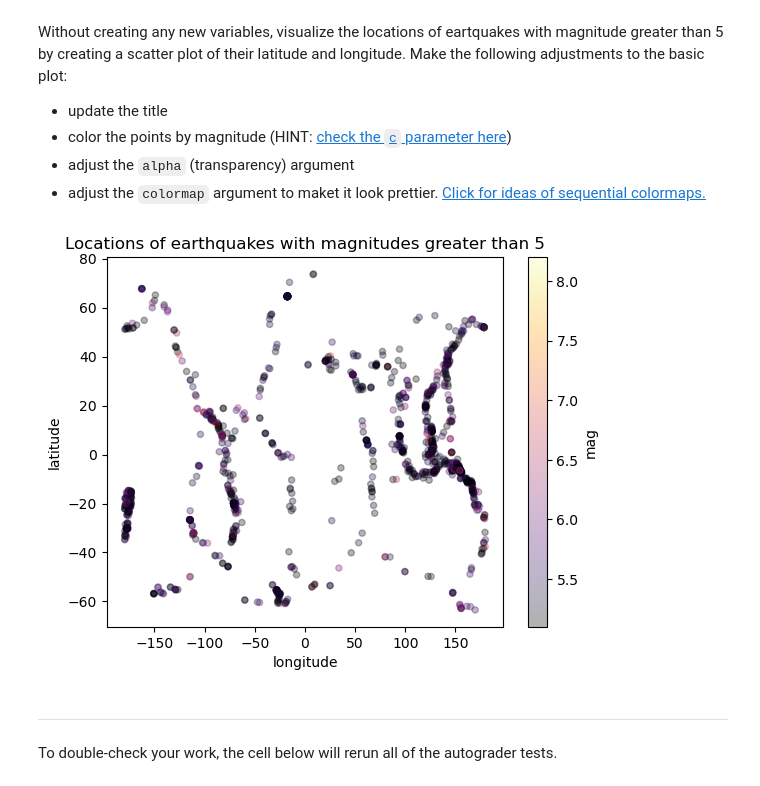
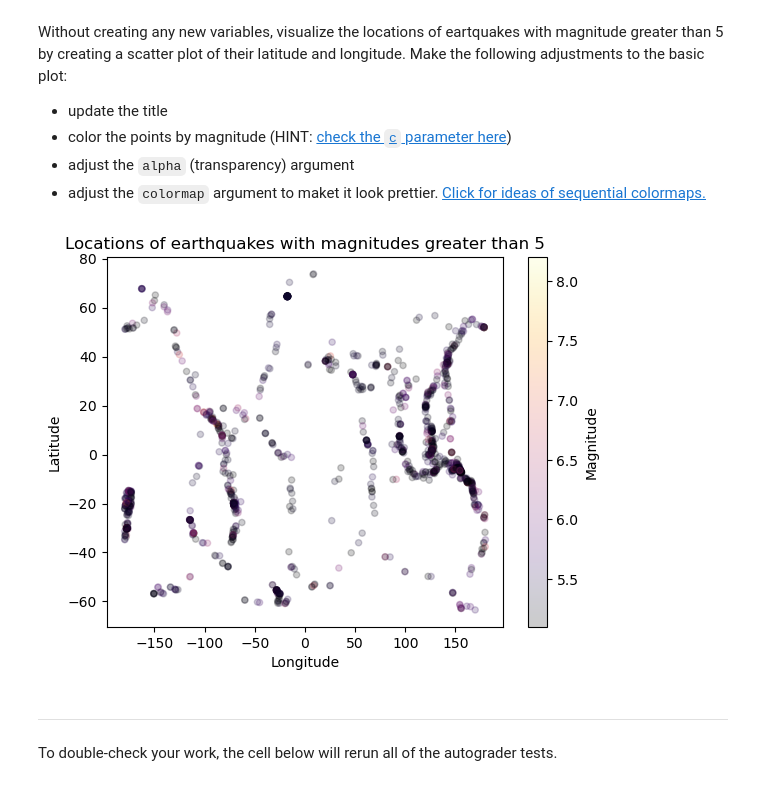
Before and after one commit to gingersknapp/eds220-hwk1, a Jupyter notebook: task3/hwk1-task3-earthquakes.ipynb, the cells around one changed output. Drawn from its saved outputs; the diff is of its cells as text; code cells hidden in the pictures.

Commit message:
improve plot labels

```diff
--- a/task3/hwk1-task3-earthquakes.ipynb
+++ b/task3/hwk1-task3-earthquakes.ipynb
@@ -127,9 +127,8 @@ q3 results: All test cases passed!
 
 a. Select only earthquake events and store them as `eqk` (variable name). Update the index of `eqk` to be the `id` column of the dataframe.
 # %%
-# Subset to just earthquake events
-# Reset the index to event ID
-eqk = raw_eqk[raw_eqk['type'] == 'earthquake'].set_index('id')
+eqk = (raw_eqk[raw_eqk['type'] == 'earthquake']    # Subset to just earthquake events
+        .set_index('id'))                           # Reset the index to event ID
 # %%
 # View the dataframe
 eqk
@@ -301,17 +302,19 @@ Without creating any new variables, visualize the locations of eartquakes with m
 - adjust the `alpha` (transparency) argument
 - adjust the `colormap` argument to maket it look prettier. [Click for ideas of sequential colormaps.](https://matplotlib.org/stable/users/explain/colors/colormaps.html)
 # %%
-eqk[eqk['mag'] > 5].plot(
+eqk[eqk['mag'] > 5].rename(columns = {'mag' : 'Magnitude'}).plot(
     kind = 'scatter',
     y= 'latitude',
     x='longitude',
-    c = 'mag',
-    alpha = 0.3,
+    c = 'Magnitude',
+    alpha = 0.2,
     colormap = 'inferno',
-    title = 'Locations of earthquakes with magnitudes greater than 5'
+    title = 'Locations of earthquakes with magnitudes greater than 5',
+    xlabel = 'Longitude',
+    ylabel = 'Latitude'
 );
 # %% [output]
-[figure, old version]
+[figure, new version]
 # %% [markdown]
 ---
 
```
Also changed, not shown: parts of 3 cells of this notebook.
